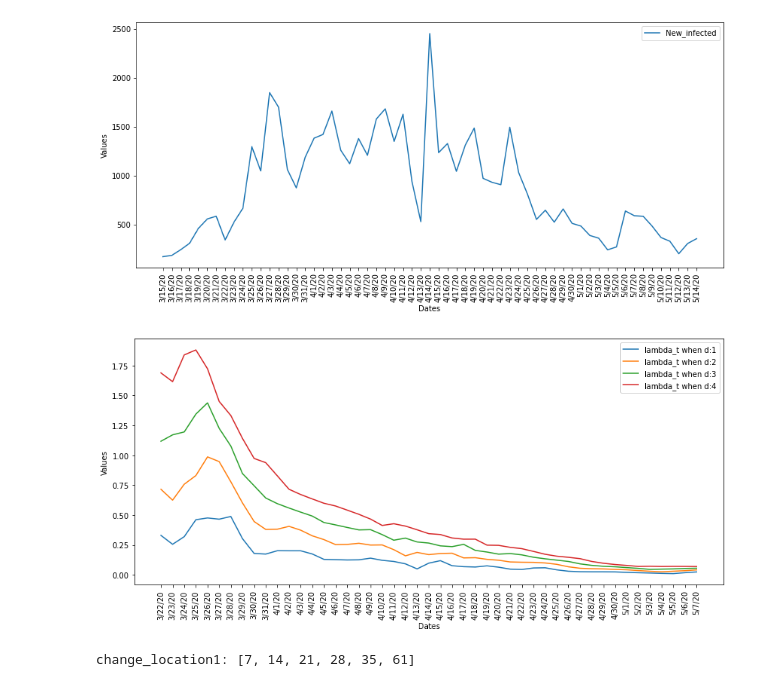
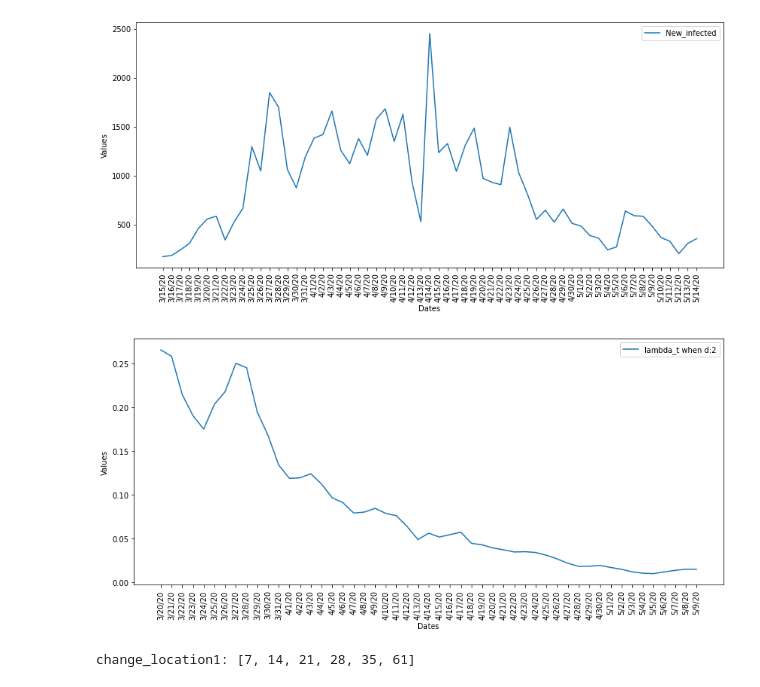
Before and after one commit to OD1992/Python-programs, a Jupyter notebook: Change_point_belgium.ipynb, the cells around one changed output. Drawn from its saved outputs; the diff is of its cells as text; code cells hidden in the pictures.

```diff
--- a/Change_point_belgium.ipynb
+++ b/Change_point_belgium.ipynb
@@ -38,7 +56,7 @@ sw_districts = 'sum'  # !! Default: 'sum'. If 'sum', sums over all districts (i.
 # This link was provided on 22 June 2020 by Alexey Medvedev on the "Re R0 estimation" channel of the O365G-covidata team on MS-Teams.
 # The link can be reached from https://epistat.wiv-isp.be/covid/
 # Some explanations can be found at https://epistat.sciensano.be/COVID19BE_codebook.pdf
-data_url='/COVID19BE_HOSP_2021-05-16.csv'
+data_url='/COVID19BE_HOSP_2020-07-16.csv'
 data_raw = pd.read_csv(data_url)  # !! changed:21PA
 #fields = ['DATE', 'NR_REPORTING', 'TOTAL_IN','TOTAL_IN_ICU','TOTAL_IN_RESP','TOTAL_IN_ECMO','NEW_IN','NEW_OUT']
 
@@ -204,29 +222,28 @@ plt.show()
 [figure]
 [figure]
 # %%
-plt.figure(figsize=(14,6))
-t_i = 7
+#Find lambda by window
+t_i = 5
 values = np.arange(t_i, np.shape(data)[0]-t_i)
 lambda_estimated = np.full(np.shape(data)[0], np.nan)
-for d in [1,2,3,4]:
-    for t in values:
-        N=11.5e6
-        S =np.full(np.shape(data)[0], np.nan)
-        I_total = data.iloc[t-d:t+d,1]
-        R_new = data.iloc[t-d:t+d,3]
-        I_new = data.iloc[t-d:t+d,2]
-        S = N - np.cumsum(I_new) - np.cumsum(R_new)
-        lambda_estimated[t] = N*np.sum(I_new) / (S[t-1]*I_total[t-1])
-        #print(lambda_estimated[t])
-    #print(lambda_estimated)
-    plt.plot(dates[values], lambda_estimated[values], label='lambda_t when d:'+str(d))
+I_total = data.iloc[:,1]
+R_new = data.iloc[:,3]
+S= N - I_total - np.cumsum(R_new)
+N=11.5e6
+d=2
+for t in values:
+    lambda_estimated[t] = N*(S[t-d-1]-S[t+d-1]) / np.sum(S[t-d-1:t+d-1]*I_total[t-d-1:t+d-1])
+
+
+plt.figure(figsize=(14,6))
+plt.plot(dates[values], lambda_estimated[values], label='lambda_t when d:'+str(d))
 plt.xlabel("Dates")
 plt.ylabel("Values")
 plt.legend()
 plt.xticks(rotation='90')
 plt.show()
 # %% [output]
-[figure, old version]
+[figure, new version]
 # %%
 #!pip install ruptures
 import ruptures as rpt
```
Also changed, not shown: parts of 2 cells of this notebook.
